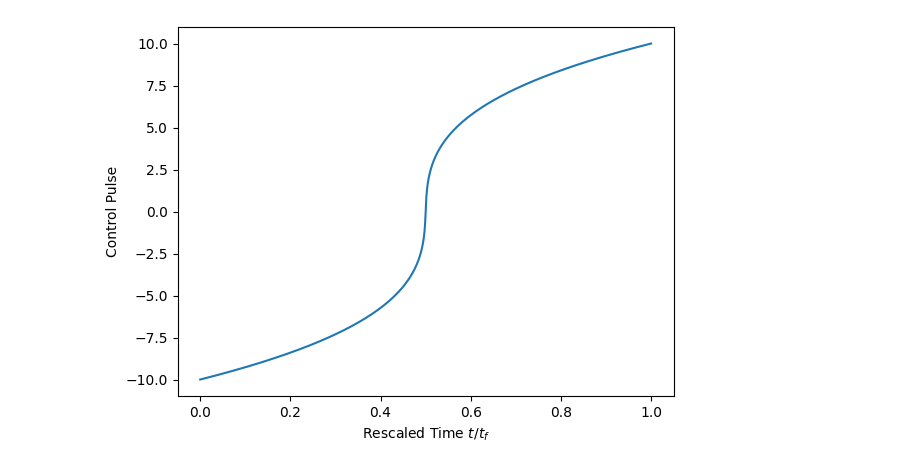
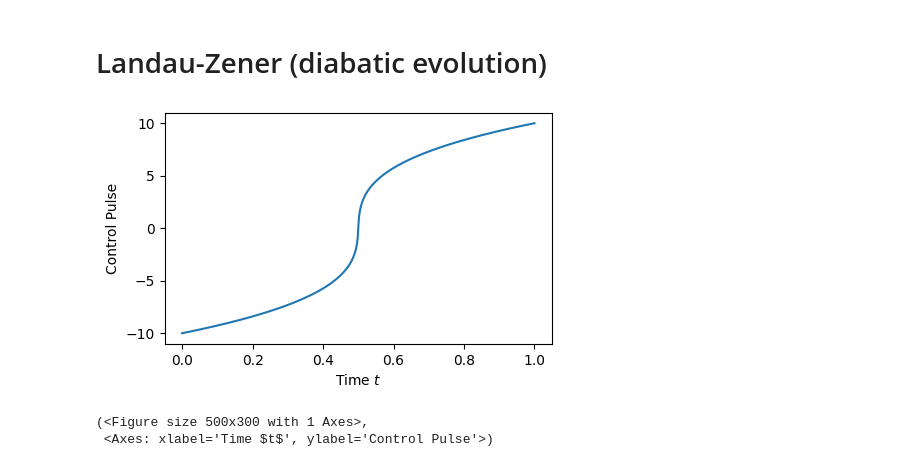
Before and after one commit to cventurameinersen/geodesiq-control, a Jupyter notebook: dev/DiabaticEvolution.ipynb, the cells around one changed output. Saved outputs shown, nothing was run; the diff lists cells and outputs as text; code cells hidden in the pictures.

Commit message:
Diabatic passage works...

```diff
--- a/dev/DiabaticEvolution.ipynb
+++ b/dev/DiabaticEvolution.ipynb
@@ -9,9 +15,10 @@ from geodesiq import Hamiltonian
+# %% [markdown]
+# Landau-Zener (diabatic evolution)
 # %%
-def H_fun(x, z):
+def H_fun(z, x):
     return np.array([[z, x], [x, -z]])
 
-def H_partial(x, z):
-    return np.array([[1, 0], [0, -1]])
+
 
 alpha = 2
 beta = 2
@@ -25,8 +32,10 @@ hamiltonian = Hamiltonian(H_fun)
 hamiltonian.set_parameters(x=x)
 hamiltonian.set_control(control_name='z', pulse_initial=z0, pulse_final=-z0, initial_state=0, final_state=1,
                         alpha=alpha, beta=beta, dia_alpha=dia_alpha, dia_beta=dia_beta)
-hamiltonian.solve_problem(pulse_accuracy=int(1e6))
+hamiltonian.solve_problem(pulse_accuracy=int(1000))
 # %%
-hamiltonian.synthesize_pulse(1)._plot_pulse();
+hamiltonian.synthesize_pulse(1).plot_pulse()
 # %% [output]
-[figure, old version]
+[figure, new version]
+(<Figure size 500x300 with 1 Axes>,
+ <Axes: xlabel='Time $t$', ylabel='Control Pulse'>)
```
Also changed, not shown: parts of 5 cells of this notebook, 1 other file.
